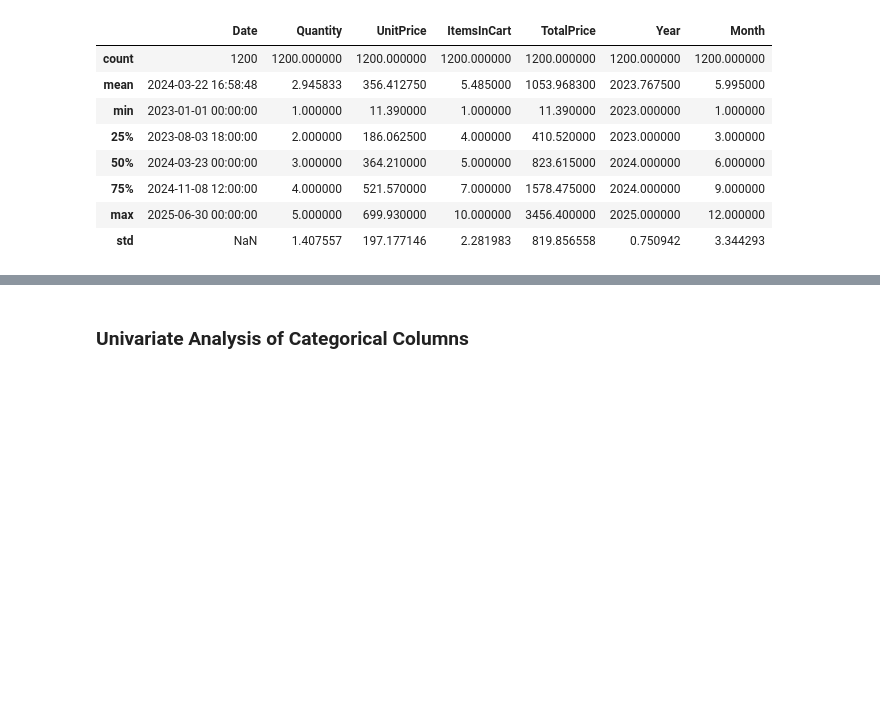
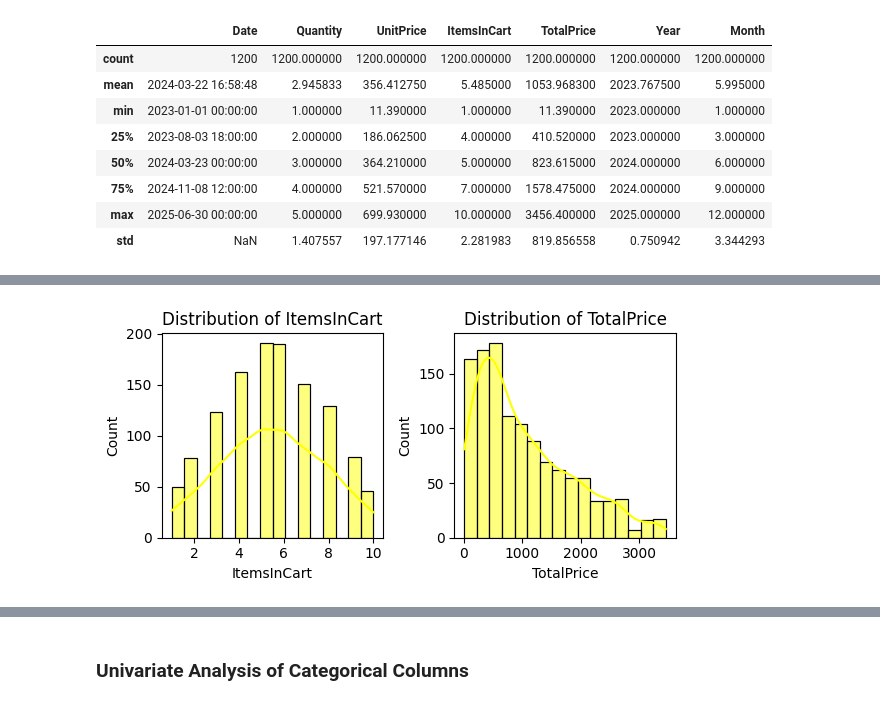
Before and after one commit to Chandni-R53/DecodeLabs-Internship, a Jupyter notebook: Project-2/EDA.ipynb, the cells around one changed output, grey strips where cells are left out. Drawn from its saved outputs; the diff is of its cells as text; code cells hidden in the pictures; blank space fills up the shorter version.

```diff
--- a/Project-2/EDA.ipynb
+++ b/Project-2/EDA.ipynb
@@ -68,0 +72,11 @@ plt.show()
+# %%
+fig,axes=plt.subplots(1,2,figsize=(6,3))
+sns.histplot(df['ItemsInCart'],color='yellow',ax=axes[0],kde=True)
+axes[0].set_title('Distribution of ItemsInCart')
+
+sns.histplot(df['TotalPrice'],color='yellow',ax=axes[1],kde=True)
+axes[1].set_title('Distribution of TotalPrice')
+plt.tight_layout()
+plt.show()
+# %% [output]
+[figure, added]
```
Also changed, not shown: parts of 55 cells of this notebook.
